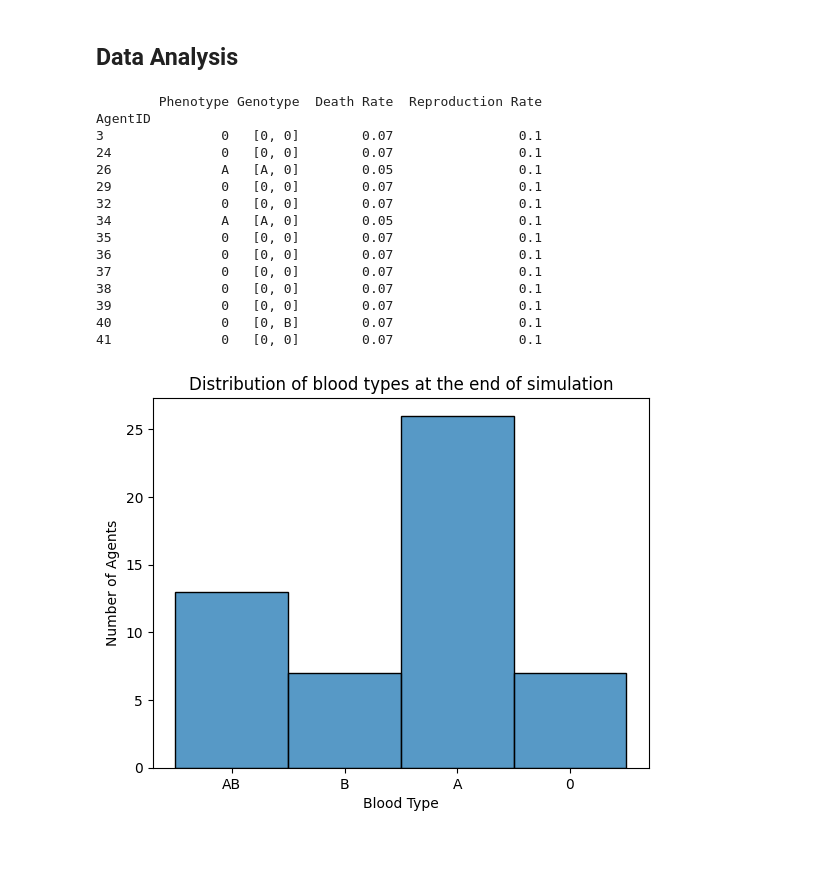
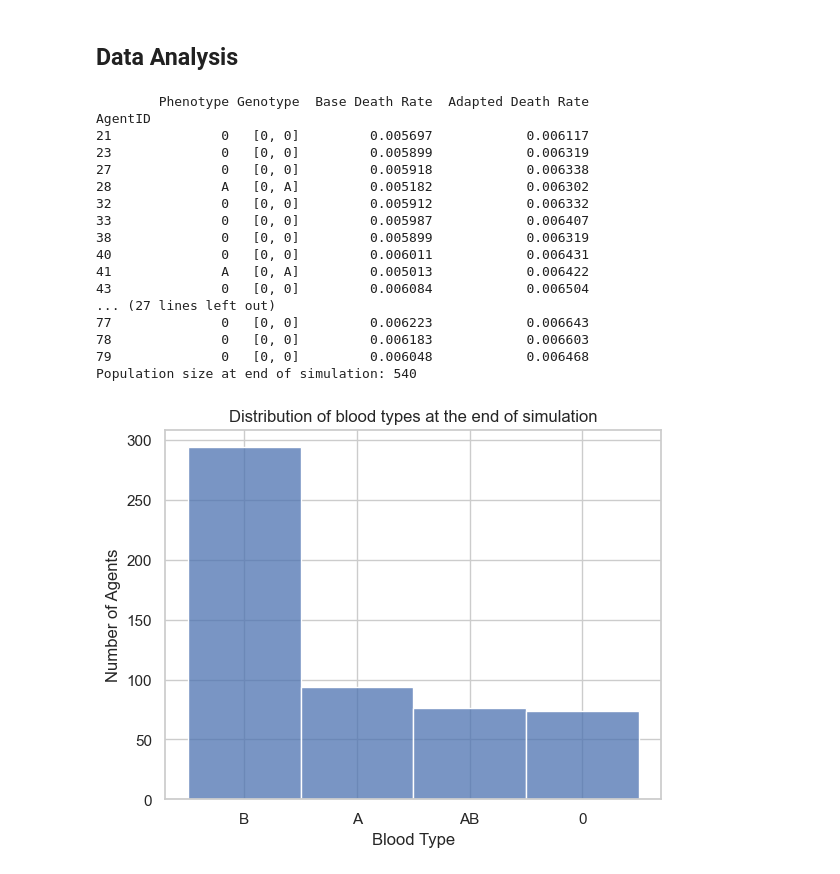
Before and after one commit to fnurnberger/ModSim-Gruppe15, a Jupyter notebook: bloodtypeModel.ipynb, the cells around one changed output. Drawn from its saved outputs; the diff is of its cells as text; code cells hidden in the pictures.

Commit message:
Reactored and cleaned up code. Implemented normally distributed base death rates for phenotypes. Introduced carrying capacity. Adapted death/birth rates (1 model step = 1 year).

```diff
--- a/bloodtypeModel.ipynb
+++ b/bloodtypeModel.ipynb
@@ -170,17 +209,24 @@ class BloodModel(mesa.Model):
 ## Run Model
 # %%
 # Model Parameters
-number_of_agents = 10
-duration = 100 # Duration of simulation in steps
+number_of_agents = 10 # Number of initial agents
+duration = 5000 # Duration of simulation in steps
 initial_allele = "0" # Initial allele at start of simulation
-mutation_events = {"A": 0.1, "B": 0.3} # Introduction of new alleles introduced at specific time points in simulation (Fraction of simulation time)
-death_rates = {"0": 0.07, "A": 0.05, "B": 0.04, "AB": 0.02} # Dictionary of death rates depending on phenotype TODO Expand dictionary for all mutation events
+mutation_events = {"A": 0.1, "B": 0.2} # Dictionary for mutation events (New alleles introduced at fraction of simulation duration)
+mutated_agents = 10 # Number of agents affected by mutation with new allele
+death_rate_dictionary = {"0": 0.006, "A": 0.005, "B": 0.004, "AB": 0.004} # Dictionary for death rates depending on phenotype TODO Enrico: Expand dictionary for phenotypes including rhesus factor
+reproduction_rate = 0.01
+carrying_capacity = 500
+base_death_rate_stddeviation = 0.0001 # Standard deviation for normally distributed base death rates of agents
 
-model = BloodModel(number_of_agents, duration, initial_allele, mutation_events, death_rates, seed=42)
+model = BloodModel(number_of_agents, duration, initial_allele, mutation_events, mutated_agents, death_rate_dictionary, base_death_rate_stddeviation, reproduction_rate, carrying_capacity, seed=16)
 for step in range(duration):
-    """ print(f"\nStep {step+1}\n")
-    print(f"Number of agents: {len(model.agents)}") """
     model.step()
 
-# TODO Batch run (running simulation several times)
+
+# TODO Flo: Change model parameters to reproduce distribution of blood types for Austria
+
+# TODO Felix: Adjust death rates / reproduction rate to match a realistic time interval per step
+
+# TODO Lukas: Batch run (running simulation several times)
 # %% [output]
@@ -189,36 +250,47 @@ Allele B introduced at step 30 in Agent ID: 40, Genotype: ['0', 'B'], Phenotype:
 # %% [markdown]
 ## Data Analysis
 # %%
+# Get full dataframe of simulation parameters from datacollector
 dataframe = model.datacollector.get_agent_vars_dataframe()
-print(dataframe.loc[30]) # Get data frame for specific step in simulation
+
+# Debugging: Get data frame for specific step in simulation
+print_step = 501
+if print_step <= duration:
+    print(dataframe.loc[print_step])
+else:
+    print("Data of step not available! (Simulation duration is shorter)")
+
+# Extract phenotype distribution from last step of simulation
 last_step = dataframe.index.get_level_values("Step").max()
 end_phenotype = dataframe.xs(last_step, level="Step")["Phenotype"]
-#print(end_phenotype)
+print(f"Population size at end of simulation: {len(model.agents)}")
 
 # Create a histogram of bloodtype distribution at the last step
 g = sns.histplot(end_phenotype, discrete=True)
 g.set(
     title="Distribution of blood types at the end of simulation",
     xlabel="Blood Type",
     ylabel="Number of Agents",
 );
 # %% [output]
-        Phenotype Genotype  Death Rate  Reproduction Rate
+        Phenotype Genotype  Base Death Rate  Adapted Death Rate
 AgentID
-3               0   [0, 0]        0.07                0.1
-24              0   [0, 0]        0.07                0.1
-26              A   [A, 0]        0.05                0.1
-29              0   [0, 0]        0.07                0.1
-32              0   [0, 0]        0.07                0.1
-34              A   [A, 0]        0.05                0.1
-35              0   [0, 0]        0.07                0.1
-36              0   [0, 0]        0.07                0.1
-37              0   [0, 0]        0.07                0.1
-38              0   [0, 0]        0.07                0.1
-39              0   [0, 0]        0.07                0.1
-40              0   [0, B]        0.07                0.1
-41              0   [0, 0]        0.07                0.1
+21              0   [0, 0]         0.005697            0.006117
+23              0   [0, 0]         0.005899            0.006319
+27              0   [0, 0]         0.005918            0.006338
+28              A   [0, A]         0.005182            0.006302
+32              0   [0, 0]         0.005912            0.006332
+33              0   [0, 0]         0.005987            0.006407
+38              0   [0, 0]         0.005899            0.006319
+40              0   [0, 0]         0.006011            0.006431
+41              A   [0, A]         0.005013            0.006422
+43              0   [0, 0]         0.006084            0.006504
+... (27 lines left out)
+77              0   [0, 0]         0.006223            0.006643
+78              0   [0, 0]         0.006183            0.006603
+79              0   [0, 0]         0.006048            0.006468
+Population size at end of simulation: 540
-[figure, old version]
+[figure, new version]
 # %%
 # Collect the data for blood type distribution over time
 dataframe = model.datacollector.get_agent_vars_dataframe()
```
Also changed, not shown: parts of 3 cells of this notebook.
